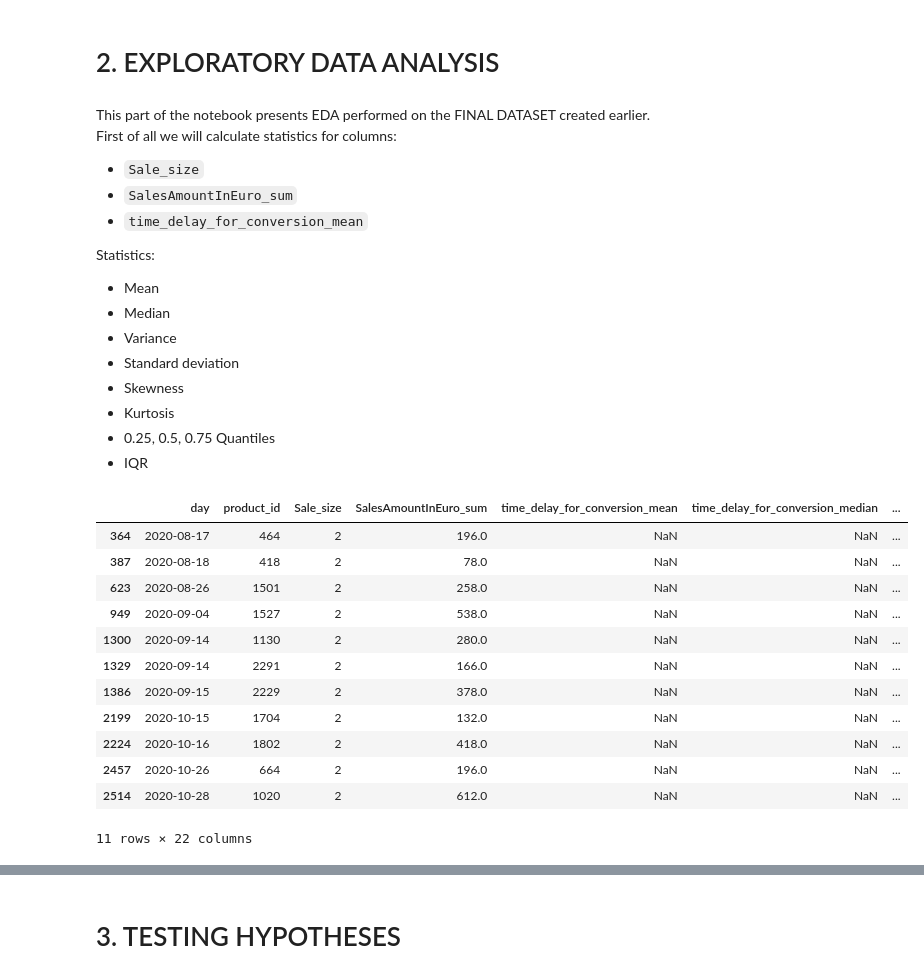
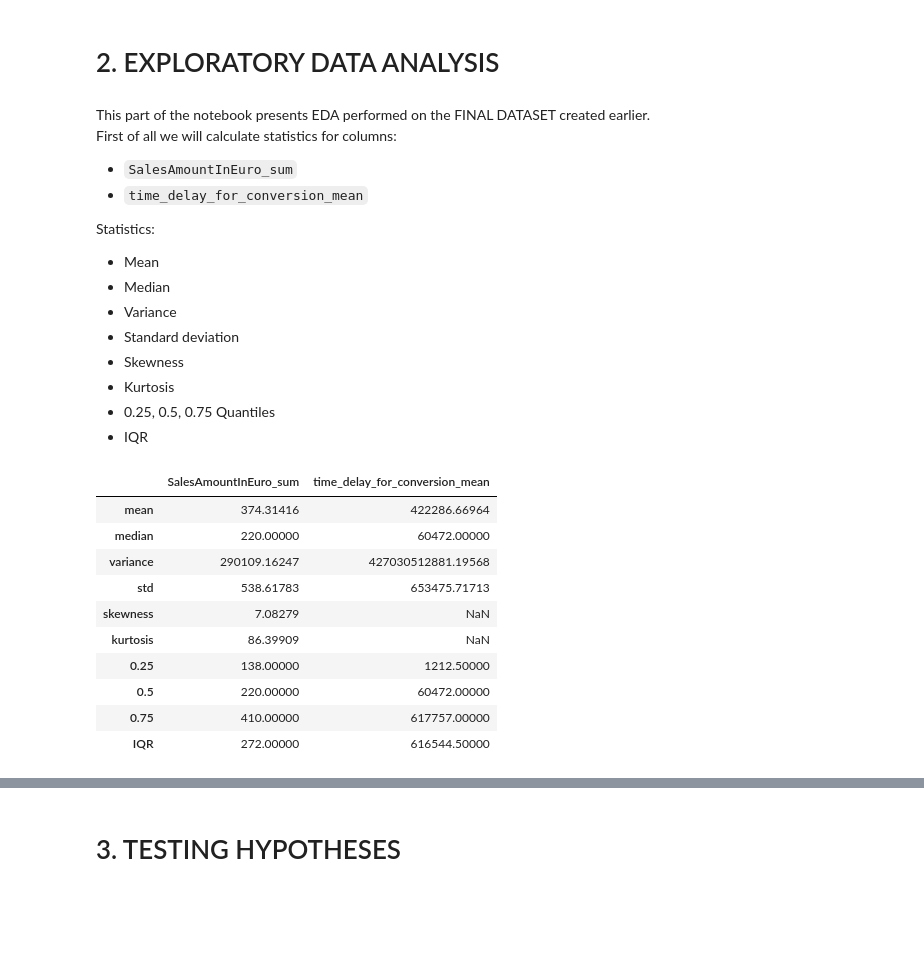
Before and after one commit to anras5/Criteo-Search-Data, a Jupyter notebook: main_notebook.ipynb, the cells around one changed output, grey strips where cells are left out. Drawn from its saved outputs; the diff is of its cells as text; code cells hidden in the pictures; blank space fills up the shorter version.

Commit message:
Add statistics

```diff
--- a/main_notebook.ipynb
+++ b/main_notebook.ipynb
@@ -53,6 +53,10 @@ For more information about the dataset head over to https://ailab.criteo.com/cri
 import os
 import numpy as np
 import pandas as pd
+
+pd.options.display.float_format = '{:.5f}'.format
+
+from scipy.stats import moment, skew
 
 from sklearn.decomposition import PCA
 from sklearn.preprocessing import LabelEncoder
@@ -211,7 +217,6 @@ df.head(10)
 # %% [markdown]
 This part of the notebook presents EDA performed on the FINAL DATASET created earlier. \
 First of all we will calculate statistics for columns:
-- `Sale_size`
 - `SalesAmountInEuro_sum`
 - `time_delay_for_conversion_mean`
 
@@ -225,20 +230,45 @@ Statistics:
 - 0.25, 0.5, 0.75 Quantiles
 - IQR
 # %%
-df_subset = df[['Sale_size', 'SalesAmountInEuro_sum', 'time_delay_for_conversion_mean']]
+df_subset = df[['SalesAmountInEuro_sum', 'time_delay_for_conversion_mean']]
+df_subset.dropna()
 
-df[df_subset.time_delay_for_conversion_mean.isna()]
+sales = df_subset.SalesAmountInEuro_sum
+time = df_subset.time_delay_for_conversion_mean
+
+statistics = pd.DataFrame({
+    'SalesAmountInEuro_sum': [sales.mean(),
+                              sales.median(),
+                              sales.var(ddof=0),
+                              sales.std(ddof=0),
+                              moment(sales, 3)/(moment(sales, 2)**(3/2)),
+                              moment(sales, 4)/(moment(sales, 2))**2,
+                              sales.quantile(0.25),
+                              sales.quantile(0.5),
+                              sales.quantile(0.75),
+                              sales.quantile(0.75) - sales.quantile(0.25)],
+    'time_delay_for_conversion_mean': [time.mean(),
+                                       time.median(),
+                                       time.var(ddof=0),
+                                       time.std(ddof=0),
+                                       moment(time, 3)/(moment(time, 2)**(3/2)),
+                                       moment(time, 4)/(moment(time, 2))**2,
+                                       time.quantile(0.25),
+                                       time.quantile(0.5),
+                                       time.quantile(0.75),
+                                       time.quantile(0.75) - time.quantile(0.25)]},
+    index=['mean', 'median', 'variance', 'std', 'skewness', 'kurtosis', '0.25', '0.5', '0.75', 'IQR'])
+
+statistics
 # %% [output]
-|  | day | product_id | Sale_size | SalesAmountInEuro_sum | time_delay_for_conversion_mean | time_delay_for_conversion_median | ... |
-| 364 | 2020-08-17 | 464 | 2 | 196.0 | NaN | NaN | ... |
-| 387 | 2020-08-18 | 418 | 2 | 78.0 | NaN | NaN | ... |
-| 623 | 2020-08-26 | 1501 | 2 | 258.0 | NaN | NaN | ... |
-| 949 | 2020-09-04 | 1527 | 2 | 538.0 | NaN | NaN | ... |
-| 1300 | 2020-09-14 | 1130 | 2 | 280.0 | NaN | NaN | ... |
-| 1329 | 2020-09-14 | 2291 | 2 | 166.0 | NaN | NaN | ... |
-| 1386 | 2020-09-15 | 2229 | 2 | 378.0 | NaN | NaN | ... |
-| 2199 | 2020-10-15 | 1704 | 2 | 132.0 | NaN | NaN | ... |
-| 2224 | 2020-10-16 | 1802 | 2 | 418.0 | NaN | NaN | ... |
-| 2457 | 2020-10-26 | 664 | 2 | 196.0 | NaN | NaN | ... |
-| 2514 | 2020-10-28 | 1020 | 2 | 612.0 | NaN | NaN | ... |
+|  | SalesAmountInEuro_sum | time_delay_for_conversion_mean |
+| mean | 374.31416 | 422286.66964 |
+| median | 220.00000 | 60472.00000 |
+| variance | 290109.16247 | 427030512881.19568 |
+| std | 538.61783 | 653475.71713 |
+| skewness | 7.08279 | NaN |
+| kurtosis | 86.39909 | NaN |
+| 0.25 | 138.00000 | 1212.50000 |
+| 0.5 | 220.00000 | 60472.00000 |
+| 0.75 | 410.00000 | 617757.00000 |
+| IQR | 272.00000 | 616544.50000 |
-11 rows × 22 columns
```
Also changed, not shown: parts of 3 cells of this notebook, 1 other file.
